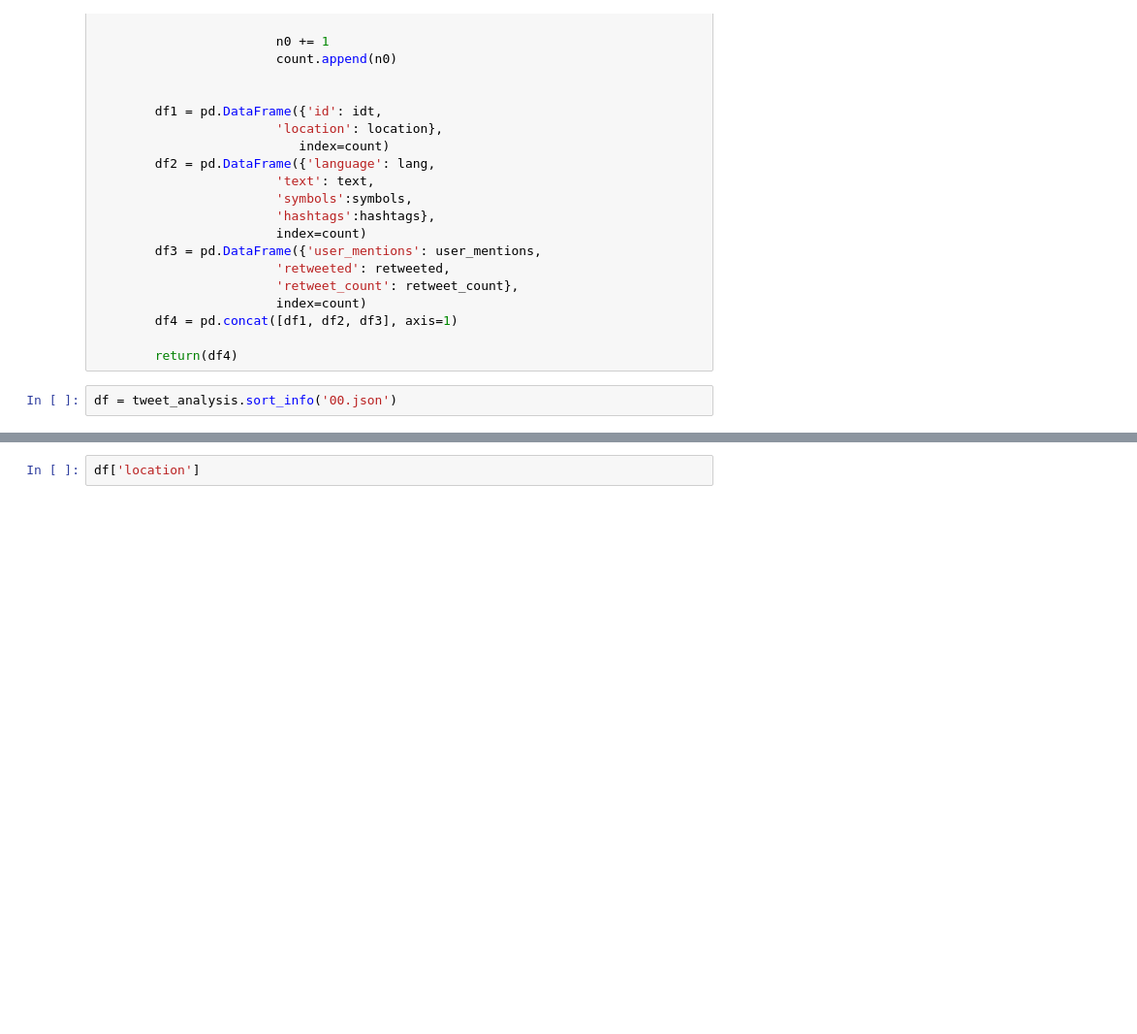
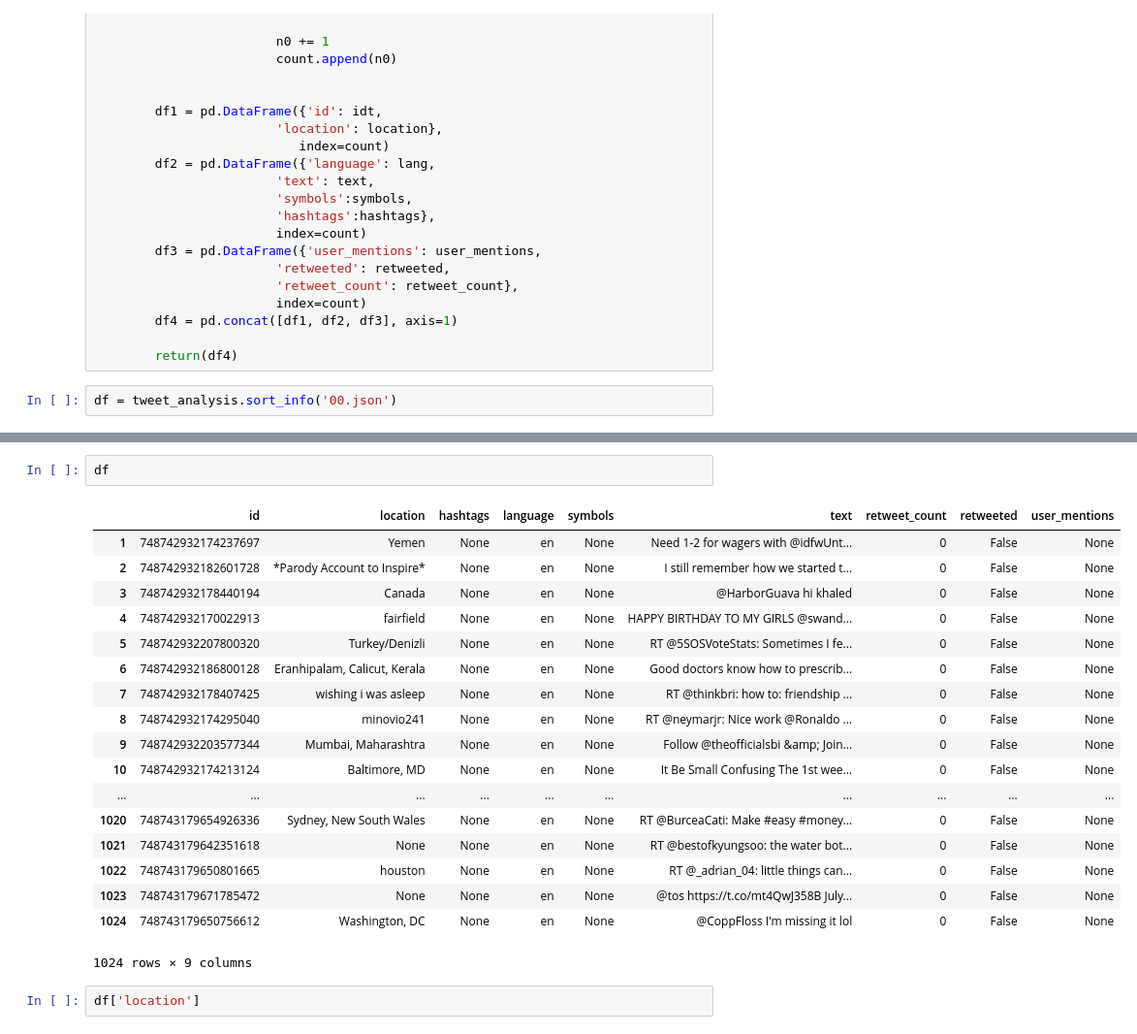
Before and after one commit to jsara72/GriSaMi, a Jupyter notebook: Twitter data V1.ipynb, the cells around one changed output, grey strips where cells are left out. Shown: that part at 97% size. Cells and saved outputs as stored; diff of their text form; blank space fills up the shorter version.

Commit message:
new optimized, sofisticated version:everything but location can be extracted

```diff
--- a/Twitter data V1.ipynb
+++ b/Twitter data V1.ipynb
@@ -93,3 +89,24 @@ showing info https://raw.githubusercontent.com/nltk/nltk_data/gh-pages/index.xml
+# %%
+df
+# %% [output]
+|  | id | location | hashtags | language | symbols | text | retweet_count | retweeted | user_mentions |
+| 1 | 748742932174237697 | Yemen | None | en | None | Need 1-2 for wagers with @idfwUnt... | 0 | False | None |
+| 2 | 748742932182601728 | *Parody Account to Inspire* | None | en | None | I still remember how we started t... | 0 | False | None |
+| 3 | 748742932178440194 | Canada | None | en | None | @HarborGuava hi khaled | 0 | False | None |
+| 4 | 748742932170022913 | fairfield | None | en | None | HAPPY BIRTHDAY TO MY GIRLS @swand... | 0 | False | None |
+| 5 | 748742932207800320 | Turkey/Denizli | None | en | None | RT @5SOSVoteStats: Sometimes I fe... | 0 | False | None |
+| 6 | 748742932186800128 | Eranhipalam, Calicut, Kerala | None | en | None | Good doctors know how to prescrib... | 0 | False | None |
+| 7 | 748742932178407425 | wishing i was asleep | None | en | None | RT @thinkbri: how to: friendship ... | 0 | False | None |
+| 8 | 748742932174295040 | minovio241 | None | en | None | RT @neymarjr: Nice work @Ronaldo ... | 0 | False | None |
+| 9 | 748742932203577344 | Mumbai, Maharashtra | None | en | None | Follow @theofficialsbi &amp; Join... | 0 | False | None |
+| 10 | 748742932174213124 | Baltimore, MD | None | en | None | It Be Small Confusing The 1st wee... | 0 | False | None |
+| ... | ... | ... | ... | ... | ... | ... | ... | ... | ... |
+| 1020 | 748743179654926336 | Sydney, New South Wales | None | en | None | RT @BurceaCati: Make #easy #money... | 0 | False | None |
+| 1021 | 748743179642351618 | None | None | en | None | RT @bestofkyungsoo: the water bot... | 0 | False | None |
+| 1022 | 748743179650801665 | houston | None | en | None | RT @_adrian_04: little things can... | 0 | False | None |
+| 1023 | 748743179671785472 | None | None | en | None | ＠tos https://t.co/mt4QwJ358B July... | 0 | False | None |
+| 1024 | 748743179650756612 | Washington, DC | None | en | None | @CoppFloss I'm missing it lol | 0 | False | None |
+1024 rows × 9 columns
 # %%
 df['location']
 # %%
```
Also changed, not shown: parts of 2 cells of this notebook, 3 other files.
